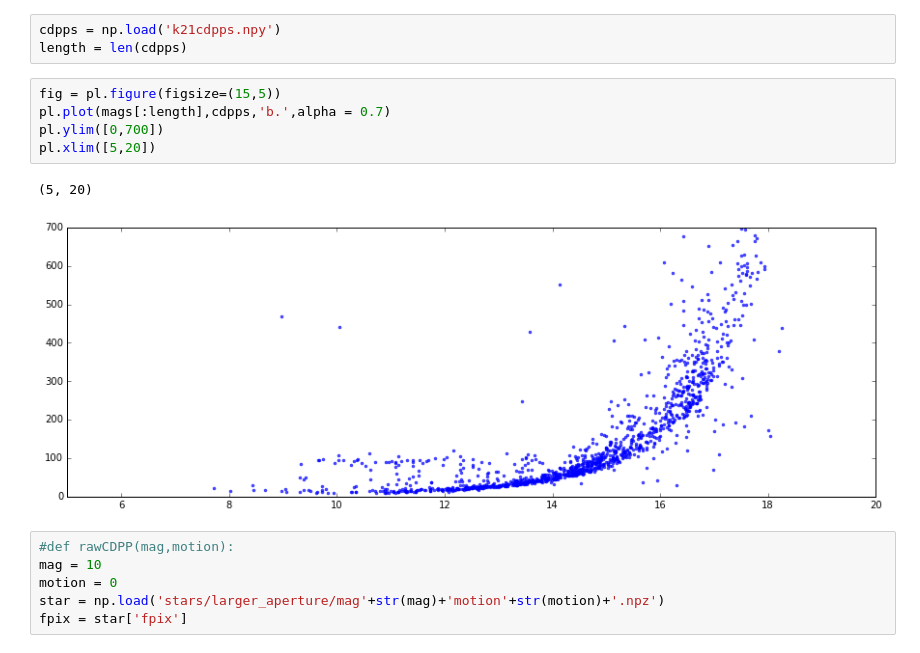
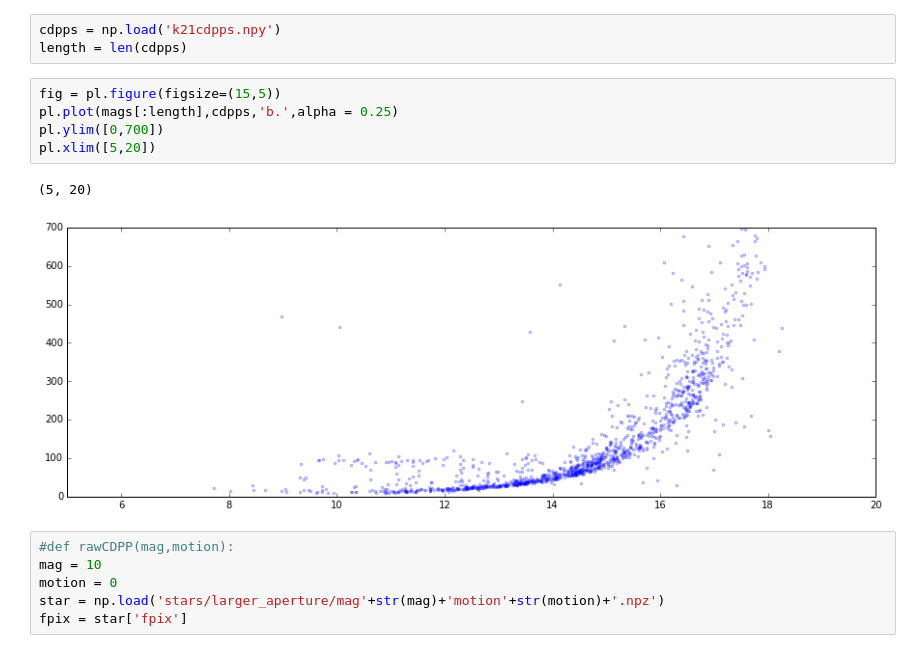
Before and after one commit to nksaunders/cave, a Jupyter notebook: Tests.ipynb, the cells around one changed output. Cells and saved outputs as stored; diff of their text form.

Commit message:
New plots

```diff
--- a/Tests.ipynb
+++ b/Tests.ipynb
@@ -56,12 +56,12 @@ cdpps = np.load('k21cdpps.npy')
 length = len(cdpps)
 # %%
 fig = pl.figure(figsize=(15,5))
-pl.plot(mags[:length],cdpps,'b.',alpha = 0.7)
+pl.plot(mags[:length],cdpps,'b.',alpha = 0.25)
 pl.ylim([0,700])
 pl.xlim([5,20])
 # %% [output]
 (5, 20)
-[figure, old version]
+[figure, new version]
 # %%
 #def rawCDPP(mag,motion):
 mag = 10
```
